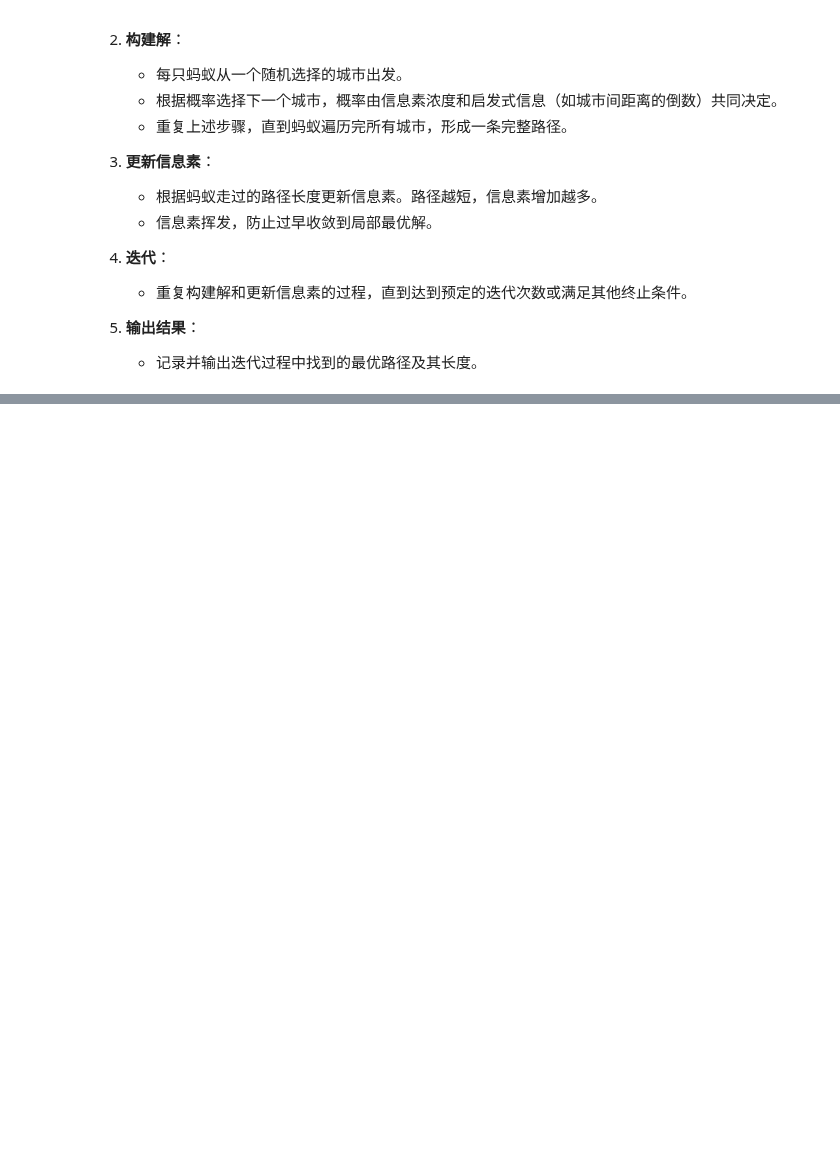
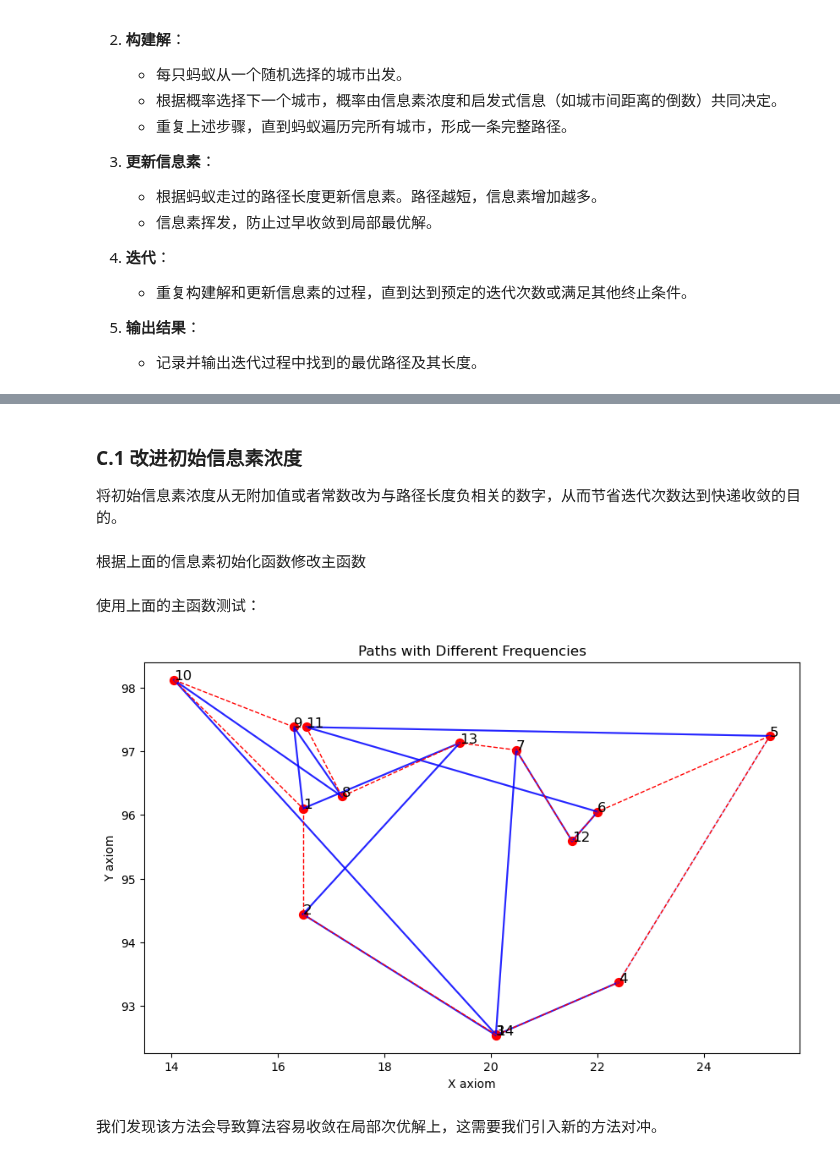
Before and after one commit to LantoZheng/Code, a Jupyter notebook: Evolutionary_optimization_algorithm/Home work/Hw3/Hw3.ipynb, the cells around one changed output, grey strips where cells are left out. Drawn from its saved outputs; the diff is of its cells as text; code cells hidden in the pictures; blank space fills up the shorter version.

```diff
--- a/Evolutionary_optimization_algorithm/Home work/Hw3/Hw3.ipynb
+++ b/Evolutionary_optimization_algorithm/Home work/Hw3/Hw3.ipynb
@@ -151,0 +477,18 @@ Best path length: 29.688931283833764
+# %% [markdown]
+### C.1 改进初始信息素浓度
+将初始信息素浓度从无附加值或者常数改为与路径长度负相关的数字，从而节省迭代次数达到快递收敛的目的。
+# %%
+def initialize_pheromone_matrix_by_distance(distance_matrix, Q):
+    num_cities = distance_matrix.shape[0]
+    pheromone_matrix = np.zeros((num_cities, num_cities))
+
+    for i in range(num_cities):
+        for j in range(num_cities):
+            if i != j:
+                pheromone_matrix[i][j] = Q / distance_matrix[i][j]
+            else:
+                pheromone_matrix[i][j] = 1e-10  # 避免除以零的情况
+
+    return pheromone_matrix
+# %% [markdown]
+根据上面的信息素初始化函数修改主函数
@@ -151,0 +540,52 @@ Best path length: 29.688931283833764
+# %% [markdown]
+使用上面的主函数测试：
+# %%
+# 设置参数并运行算法
+num_ants = 50
+num_iterations = 300
+alpha = 1
+beta = 10
+evaporation_rate = 0.9
+Q = 1
+patience = 300
+
+# 运行蚁群算法 50 次，并记录每次的最优路径及其长度
+num_runs = 50
+results = defaultdict(int)
+record = dict()
+
+for _ in range(num_runs):
+    best_path, best_length = ant_colony_optimization_mod1(city_data, num_ants, num_iterations, alpha, beta, evaporation_rate, Q, patience)
+    results[best_length] += 1
+    record[best_length] = best_path
+# 绘制路径图，出现次数越多，路径颜色越深
+plt.figure(figsize=(10, 6))
+for i in range(num_cities):
+    plt.scatter(city_data[i, 1], city_data[i, 2], c='red', s=50)
+    plt.text(city_data[i, 1], city_data[i, 2], str(int(city_data[i, 0])), fontsize=12)
+
+for length, count in results.items():
+    best_path = record[length]
+    for i in range(len(best_path) - 1):
+        start = best_path[i] - 1
+        end = best_path[i + 1] - 1
+        plt.plot([city_data[start, 1], city_data[end, 1]],
+                 [city_data[start, 2], city_data[end, 2]],
+                 c='blue', alpha=count / num_runs)
+
+# 绘制最短路径
+for i in range(len(true_best_path) - 1):
+    start = true_best_path[i] - 1
+    end = true_best_path[i + 1] - 1
+    plt.plot([city_data[start, 1], city_data[end, 1]],
+             [city_data[start, 2], city_data[end, 2]],
+             c='red', linestyle='--', linewidth=1)
+
+plt.title("Paths with Different Frequencies")
+plt.xlabel("X axiom")
+plt.ylabel("Y axiom")
+plt.show()
+# %% [output]
+[figure, added]
+# %% [markdown]
+我们发现该方法会导致算法容易收敛在局部次优解上，这需要我们引入新的方法对冲。
```
Also changed, not shown: parts of 35 cells of this notebook, 1 other file.
